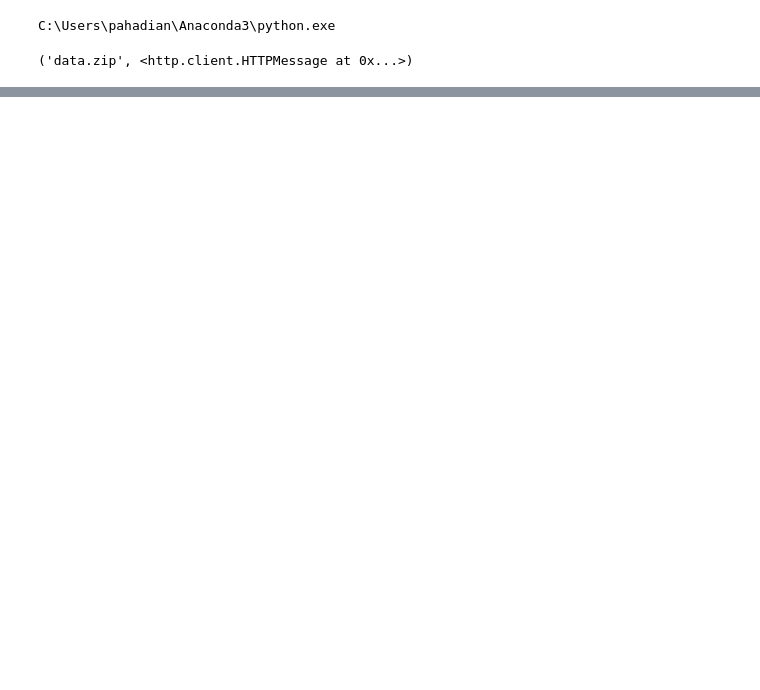
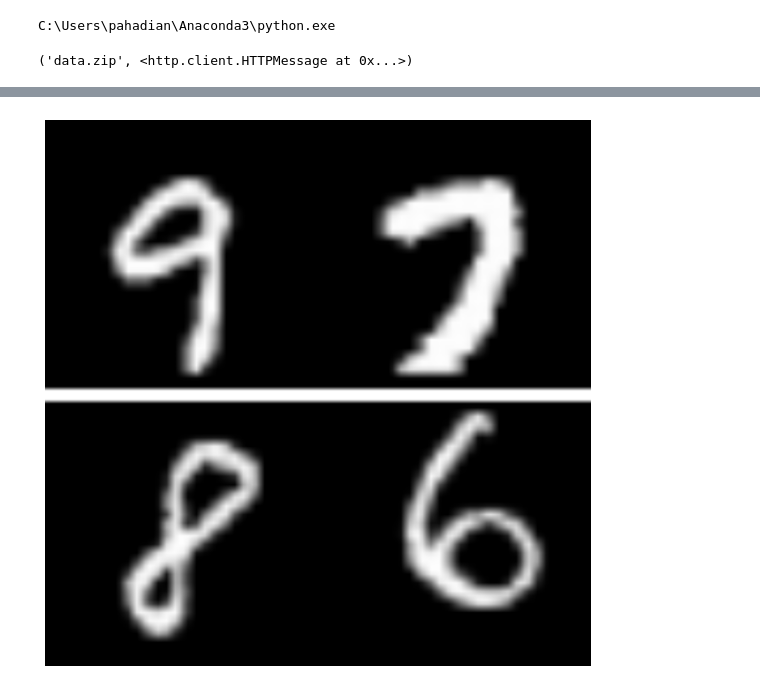
Before and after one commit to pegahahadian/imgProcessing, a Jupyter notebook: alexNET.ipynb, the cells around one changed output, grey strips where cells are left out. Saved outputs shown, nothing was run; the diff lists cells and outputs as text; code cells hidden in the pictures; blank space fills up the shorter version.

```diff
--- a/alexNET.ipynb
+++ b/alexNET.ipynb
@@ -625 +644,5 @@ test_pipeline('_new__new_fraction_24.png')
 [figure]
+# %%
+test_pipeline('fraction_56.png')
+# %% [output]
+[figure, added]
```
Also changed, not shown: parts of 31 cells of this notebook.
